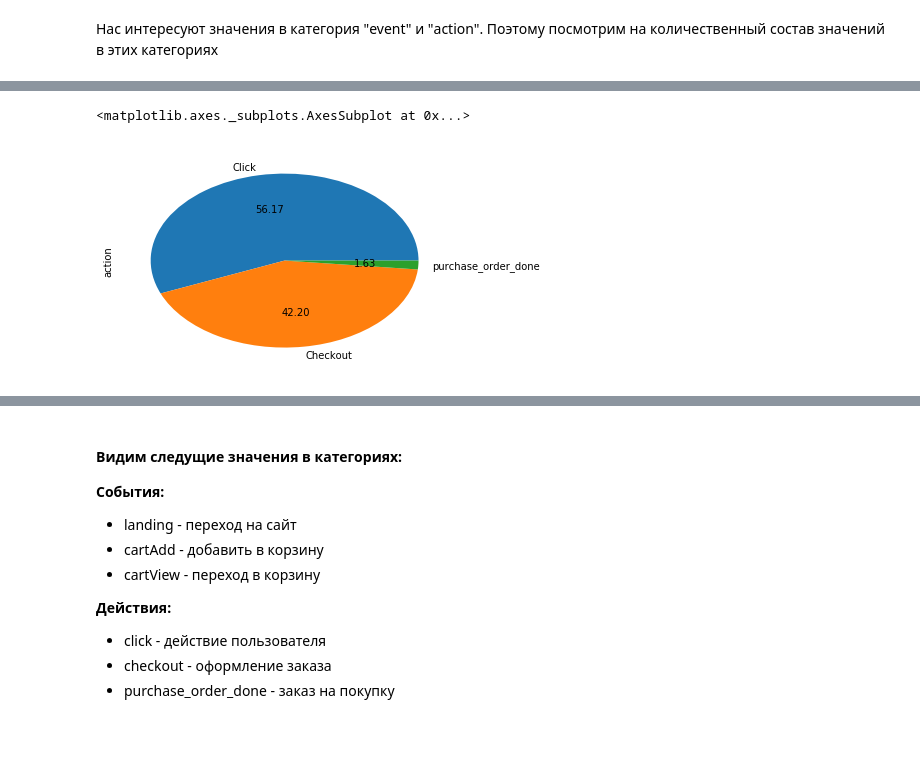
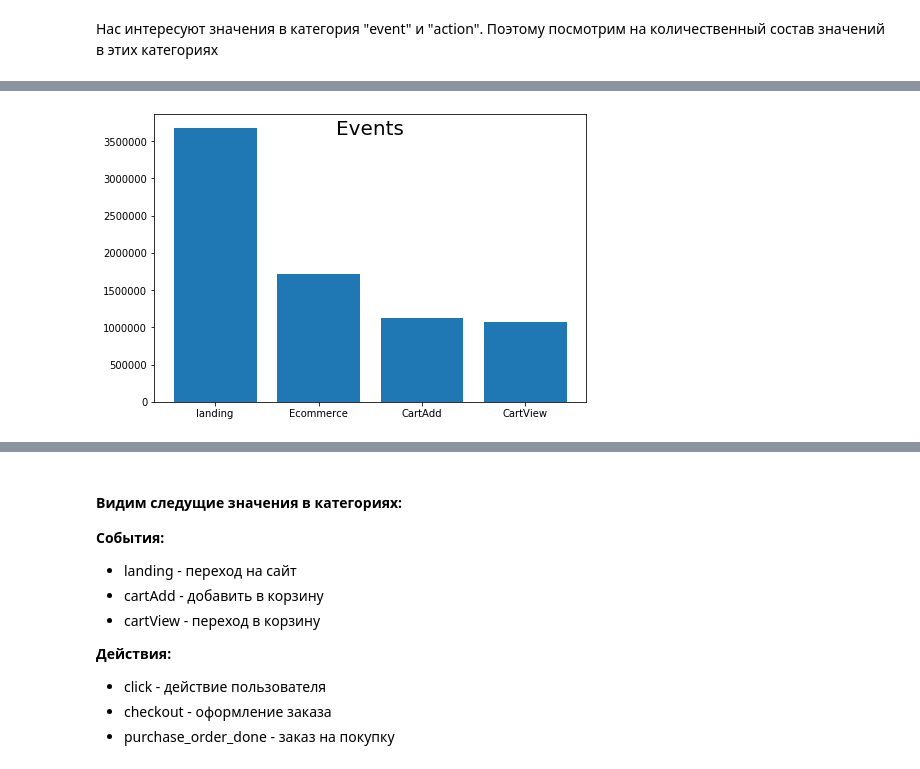
Before and after one commit to sofozzz/ab-test, a Jupyter notebook: test_task.ipynb, the cells around one changed output, grey strips where cells are left out. Saved outputs shown, nothing was run; the diff lists cells and outputs as text; code cells hidden in the pictures; blank space fills up the shorter version.

```diff
--- a/test_task.ipynb
+++ b/test_task.ipynb
@@ -115,5 +90,8 @@ actions.plot(kind='bar')
-# %%
-actions.plot(kind='pie', autopct='%.2f')
-# %% [output]
-<matplotlib.axes._subplots.AxesSubplot at 0x...>
-[figure, removed]
+# %%
+bar_ev = plt.figure()
+bar_ev.suptitle('Events', fontsize=20)
+ax_bar_ev = bar_ev.add_axes([0,0,1,1])
+ax_bar_ev.bar(events.index, events.values)
+plt.show()
+# %% [output]
+[figure, added]
```
Also changed, not shown: parts of 10 cells of this notebook.
